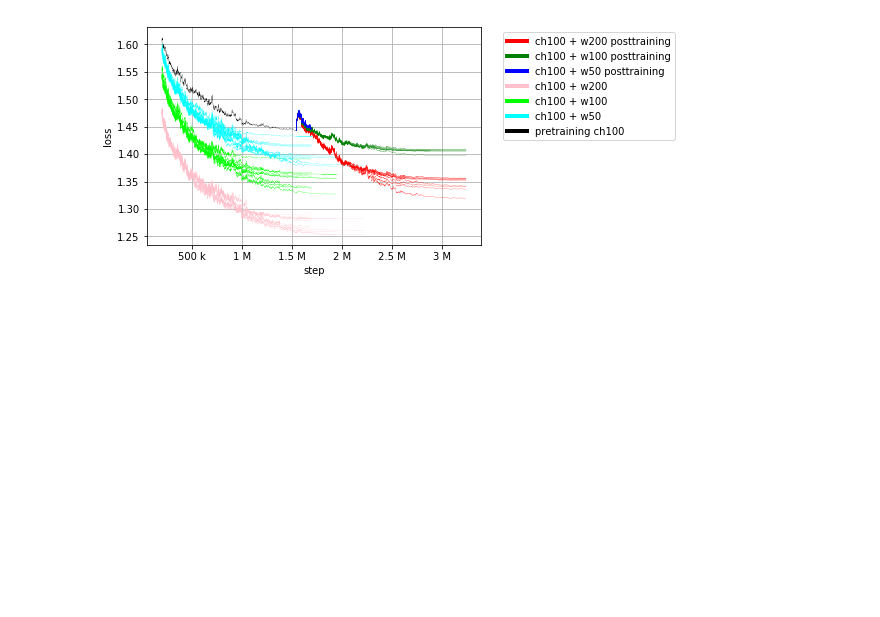
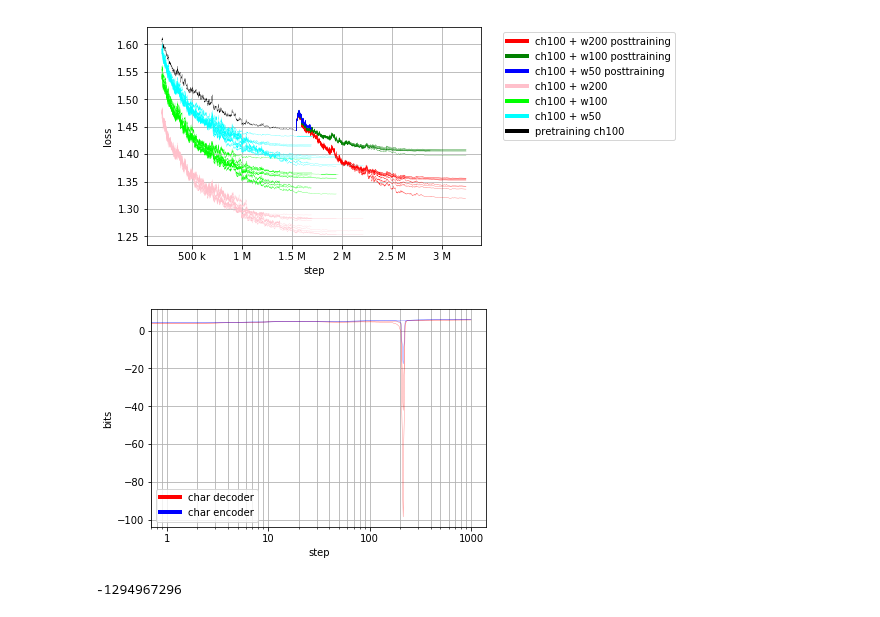
Before and after one commit to deeppavlov/h-elmo, a Jupyter notebook: main.ipynb, the cells around one changed output. Cells and saved outputs as stored; diff of their text form; code cells hidden in the pictures; blank space fills up the shorter version.

```diff
--- a/main.ipynb
+++ b/main.ipynb
@@ -832,0 +882,22 @@ odict_keys(['ch100 + w200 posttraining', 'ch100 + w100 posttraining', 'ch100 + w
+# %%
+save_path = os.path.join(prefix, 'plots/entropy.png')
+
+plot_groups_of_lines(
+    entropy_lines,
+    {},
+    ['red', 'blue'],
+    [],
+    0.2,
+    'step',
+    'bits',
+    'log',
+    'linear',
+    mpl.ticker.ScalarFormatter(),
+    0,
+    'best',
+    900,
+    save_path,
+    True,
+)
+# %% [output]
+[figure, added]
@@ -832,0 +924,8 @@ odict_keys(['ch100 + w200 posttraining', 'ch100 + w100 posttraining', 'ch100 + w
+# %%
+import numpy as np
+
+a = np.int32(2*10**9)
+b = np.int32(10**9)
+print(a+b)
+# %% [output]
+-1294967296
```
Also changed, not shown: parts of 4 cells of this notebook, 5 other files.
